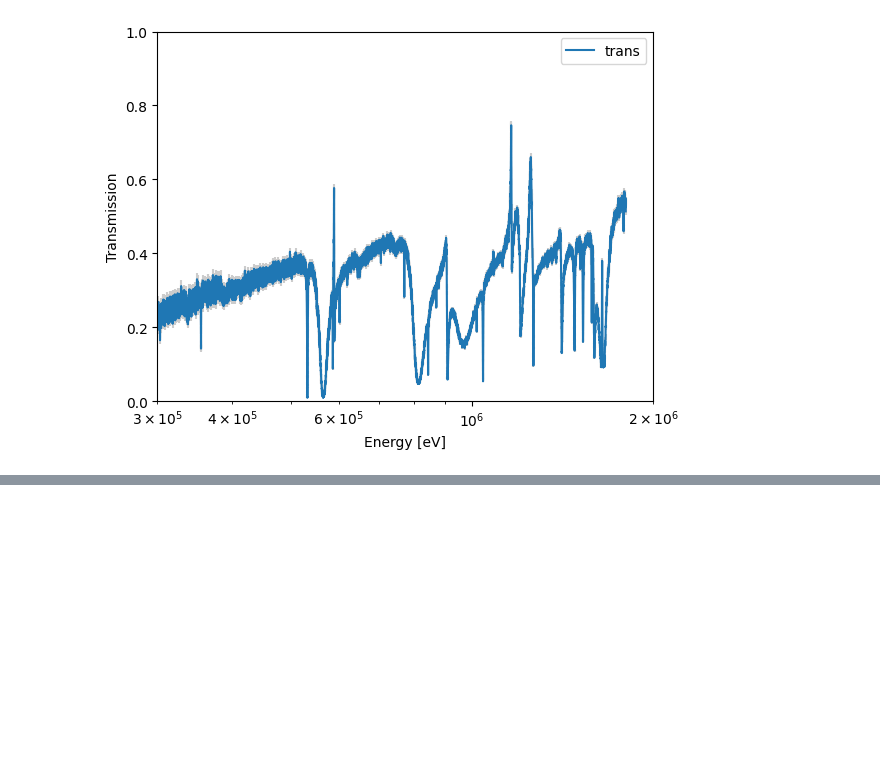
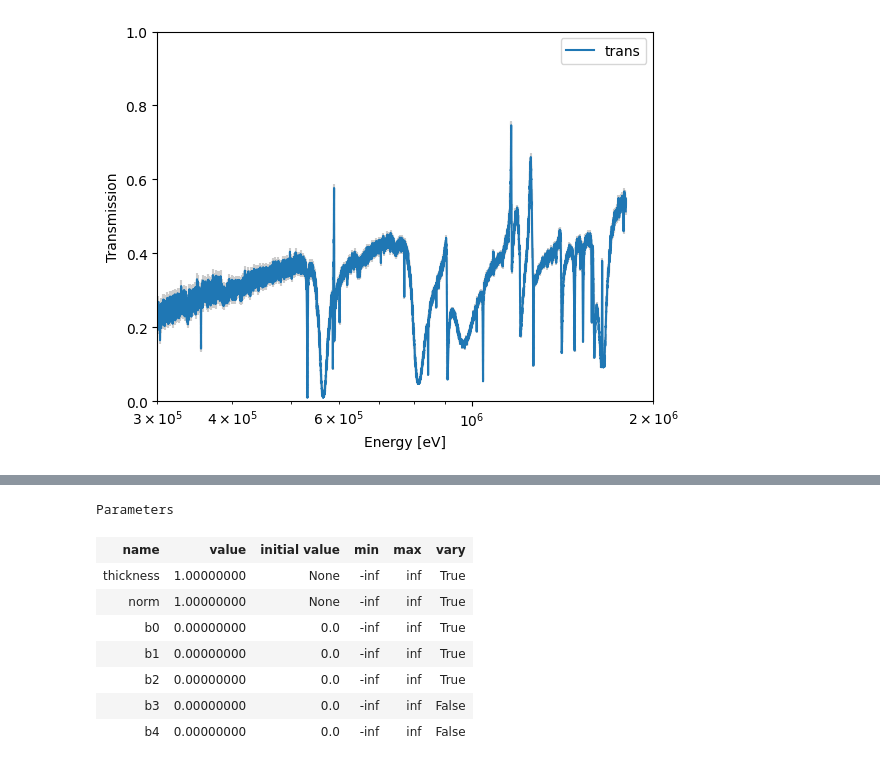
Before and after one commit to TsvikiHirsh/nres, a Jupyter notebook: notebooks/nres_demo.ipynb, the cells around one changed output, grey strips where cells are left out. Drawn from its saved outputs; the diff is of its cells as text; code cells hidden in the pictures; blank space fills up the shorter version.

```diff
--- a/notebooks/nres_demo.ipynb
+++ b/notebooks/nres_demo.ipynb
@@ -442,0 +446,6 @@ data.plot(xlim=(3e5,2e6))
+# %%
+# load Silicon cross section
+xs = nres.CrossSection.from_material("Silicon")
+
+# load this in the transmission model
+model = nres.TransmissionModel(xs)
@@ -442,0 +507,19 @@ data.plot(xlim=(3e5,2e6))
+# %%
+# example with 5 background parameters
+model_with_bg = nres.TransmissionModel(xs,background="polynomial5",vary_background=True)
+
+# you can set some of the background parameters as fixed
+model_with_bg.params.set(b3=dict(vary=False),
+                         b4=dict(vary=False))
+
+model_with_bg.params
+# %% [output]
+Parameters
+| name | value | initial value | min | max | vary |
+| thickness | 1.00000000 | None | -inf | inf | True |
+| norm | 1.00000000 | None | -inf | inf | True |
+| b0 | 0.00000000 | 0.0 | -inf | inf | True |
+| b1 | 0.00000000 | 0.0 | -inf | inf | True |
+| b2 | 0.00000000 | 0.0 | -inf | inf | True |
+| b3 | 0.00000000 | 0.0 | -inf | inf | False |
+| b4 | 0.00000000 | 0.0 | -inf | inf | False |
```
Also changed, not shown: parts of 15 cells of this notebook.
